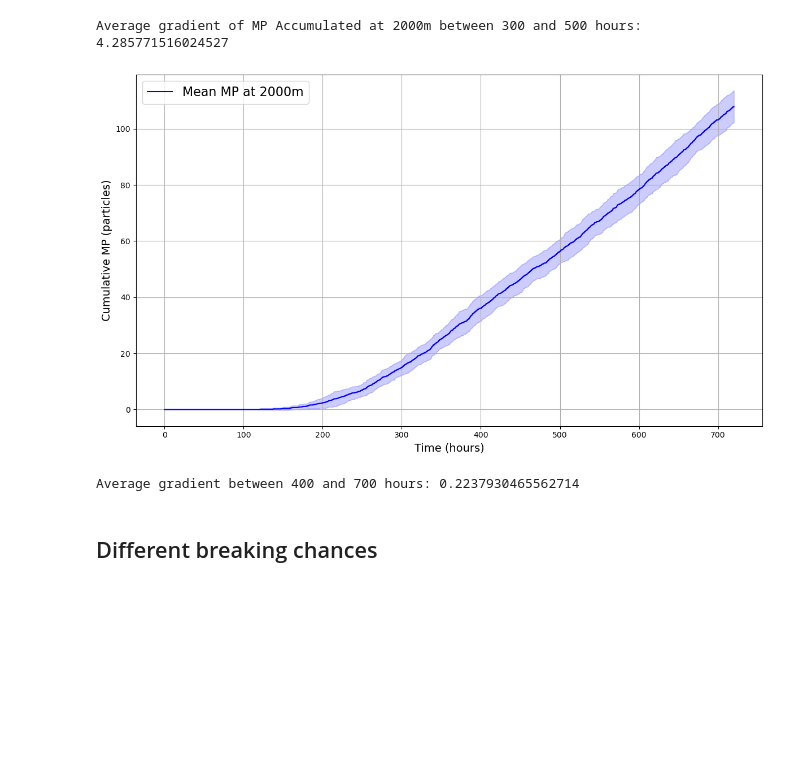
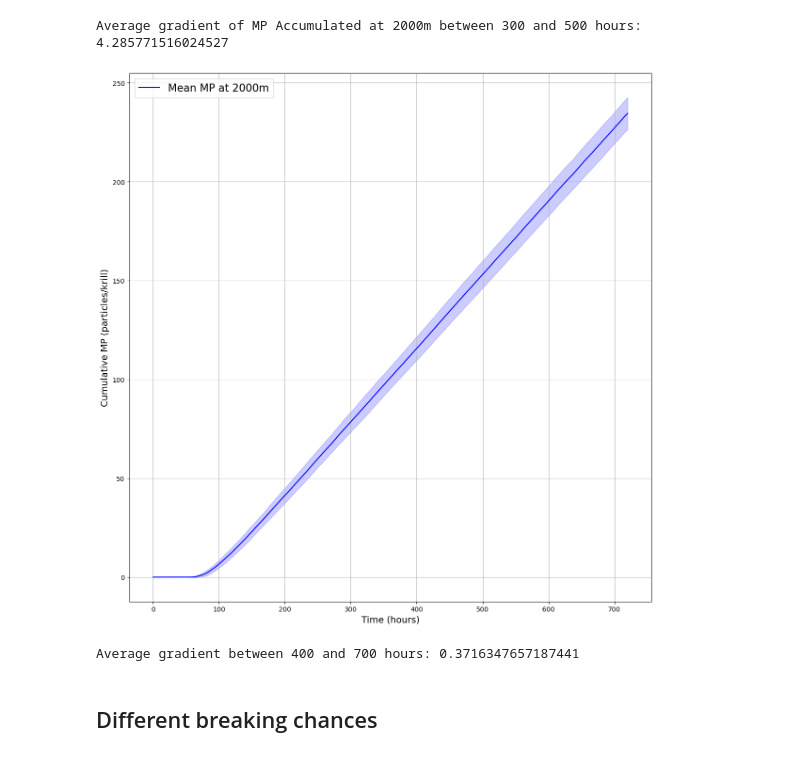
Before and after one commit to bethcandish/Antarctic_Krill, a Jupyter notebook: model_plots.ipynb, the cells around one changed output. Drawn from its saved outputs; the diff is of its cells as text; code cells hidden in the pictures; blank space fills up the shorter version.

Commit message:
figures

```diff
--- a/model_plots.ipynb
+++ b/model_plots.ipynb
@@ -404,7 +404,7 @@ rho_data_path = 'rho_data.csv'
 rho_data = pd.read_csv(rho_data_path)
 
 # Get krill lengths
-krill_lengths = assign_krill_length(20)
+krill_lengths = assign_krill_length(1000)
 
 # Calculate proportion of krill_length > 10
 num_krill_above_10 = np.count_nonzero(krill_lengths > 10)
@@ -437,9 +437,9 @@ def simulate_krill(krill_length, krill_length_proportion, krill_length_proportio
 
     # Make pellet width slightly dependent on krill length
     if krill_length > 18e-6:
-        D = generate_random(183, 178, 200, 600, size=int(num_pellets * krill_length_proportion)) * 1e-6
+        D = generate_random(183, 178, 450, 600, size=int(num_pellets * krill_length_proportion)) * 1e-6
     else:
-        D = generate_random(183, 178, 80, 400, size=int(num_pellets * krill_length_proportion_bel)) * 1e-6
+        D = generate_random(183, 178, 80, 100, size=int(num_pellets * krill_length_proportion_bel)) * 1e-6
 
     break_depths = np.random.uniform(100, 300, size=num_pellets)
     break_chances = np.random.rand(num_pellets) < 0.63
@@ -543,6 +553,6 @@ std_rise = np.std(rising_cumsum, axis=0)
 # %%
 # Plotting
-fig, ax = plt.subplots(figsize=(12, 7))
+fig, ax = plt.subplots(figsize=(12, 12))
 
 ax.plot(time, mean_acc, label="Mean MP at 2000m", color="blue")
 ax.fill_between(
@@ -553,35 +563,35 @@ ax.fill_between(
 )
 
 # ax.plot(time, mean_rise, label="Mean Rising MP", color="red")
 # ax.fill_between(
 #     time,
 #     mean_rise - std_rise,
 #     mean_rise + std_rise,
 #     color="red", alpha=0.2
 # )
 
 ax.set_xlabel("Time (hours)", fontsize=14)
 ax.set_ylabel("Cumulative MP (particles/krill)", fontsize=14)
 ax.legend(fontsize=16)
 ax.grid()
 
 plt.tight_layout()
 plt.show()
 
 # Select the time indices between 400 and 700 hours
 time_range = (time >= 400) & (time <= 700)
 time_selected = time[time_range]
 mean_acc_selected = mean_acc[time_range]
 
 # Compute the gradient (rate of change) of the mean accumulation over time
 gradient = np.gradient(mean_acc_selected, time_selected)
 
 # Calculate the average gradient over the selected time interval
 average_gradient = np.mean(gradient)
 print(f"Average gradient between 400 and 700 hours: {average_gradient}")
 # %% [output]
-[figure, old version]
+[figure, new version]
-Average gradient between 400 and 700 hours: 0.2237930465562714
+Average gradient between 400 and 700 hours: 0.3716347657187441
 # %% [markdown]
 ## Different breaking chances
 # %%
```
Also changed, not shown: parts of 10 cells of this notebook, 2 other files.
